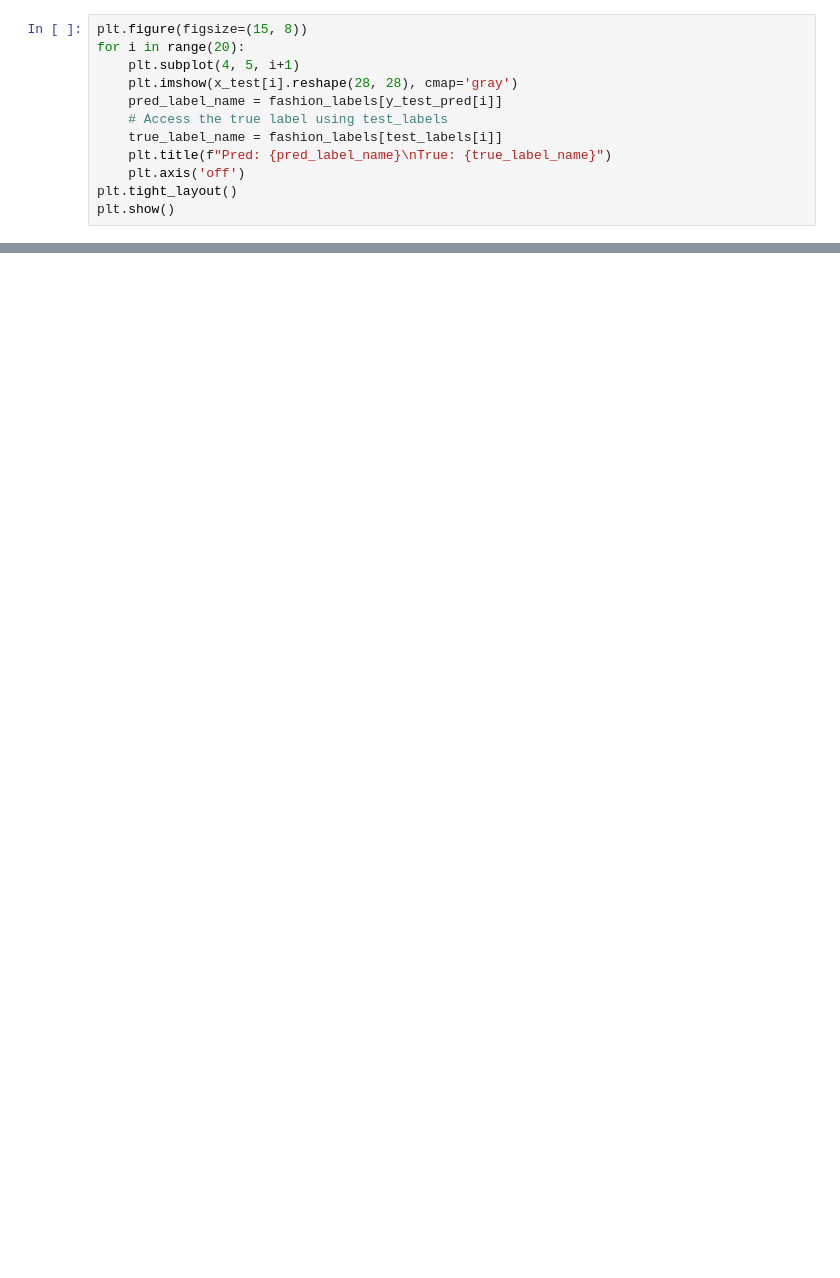
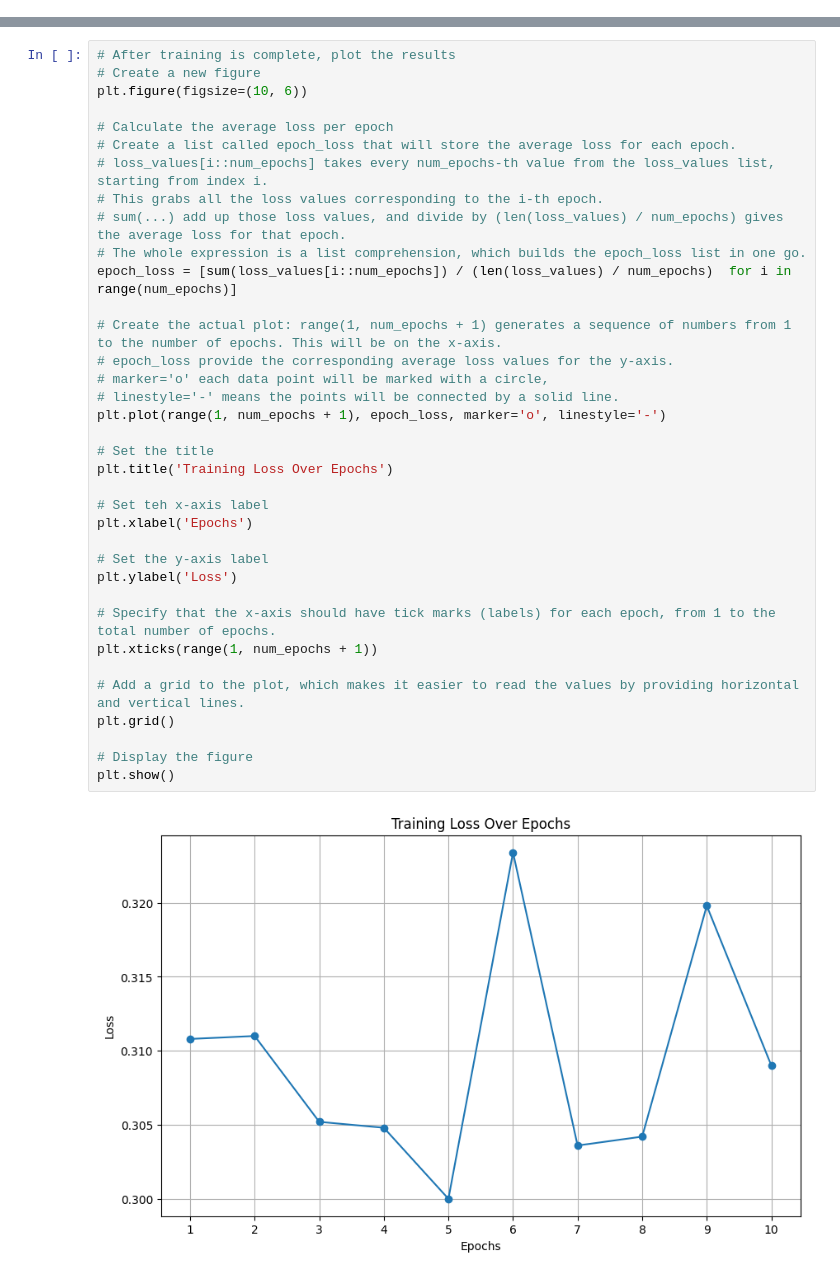
Before and after one commit to m-hossni/Tensorflow-and-Keras-INFO-6146-F24, a Jupyter notebook: project files/Traditional/Supervised/Jack_SVM_TF_Keras_PROJECT24.ipynb, the cells around one changed output, grey strips where cells are left out. Cells and saved outputs as stored; diff of their text form; blank space fills up the shorter version.

```diff
--- a/project files/Traditional/Supervised/Jack_SVM_TF_Keras_PROJECT24.ipynb
+++ b/project files/Traditional/Supervised/Jack_SVM_TF_Keras_PROJECT24.ipynb
@@ -125,12 +37,0 @@ weighted avg       0.66      0.65      0.61     10000
-# %%
-plt.figure(figsize=(15, 8))
-for i in range(20):
-    plt.subplot(4, 5, i+1)
-    plt.imshow(x_test[i].reshape(28, 28), cmap='gray')
-    pred_label_name = fashion_labels[y_test_pred[i]]
-    # Access the true label using test_labels
-    true_label_name = fashion_labels[test_labels[i]]
-    plt.title(f"Pred: {pred_label_name}\nTrue: {true_label_name}")
-    plt.axis('off')
-plt.tight_layout()
-plt.show()
@@ -138,0 +221,38 @@ plt.show()
+# %%
+# After training is complete, plot the results
+# Create a new figure
+plt.figure(figsize=(10, 6))
+
+# Calculate the average loss per epoch
+# Create a list called epoch_loss that will store the average loss for each epoch.
+# loss_values[i::num_epochs] takes every num_epochs-th value from the loss_values list, starting from index i.
+# This grabs all the loss values corresponding to the i-th epoch.
+# sum(...) add up those loss values, and divide by (len(loss_values) / num_epochs) gives the average loss for that epoch.
+# The whole expression is a list comprehension, which builds the epoch_loss list in one go.
+epoch_loss = [sum(loss_values[i::num_epochs]) / (len(loss_values) / num_epochs)  for i in range(num_epochs)]
+
+# Create the actual plot: range(1, num_epochs + 1) generates a sequence of numbers from 1 to the number of epochs. This will be on the x-axis.
+# epoch_loss provide the corresponding average loss values for the y-axis.
+# marker='o' each data point will be marked with a circle,
+# linestyle='-' means the points will be connected by a solid line.
+plt.plot(range(1, num_epochs + 1), epoch_loss, marker='o', linestyle='-')
+
+# Set the title
+plt.title('Training Loss Over Epochs')
+
+# Set teh x-axis label
+plt.xlabel('Epochs')
+
+# Set the y-axis label
+plt.ylabel('Loss')
+
+# Specify that the x-axis should have tick marks (labels) for each epoch, from 1 to the total number of epochs.
+plt.xticks(range(1, num_epochs + 1))
+
+# Add a grid to the plot, which makes it easier to read the values by providing horizontal and vertical lines.
+plt.grid()
+
+# Display the figure
+plt.show()
+# %% [output]
+[figure, added]
```
Also changed, not shown: parts of 27 cells of this notebook.
